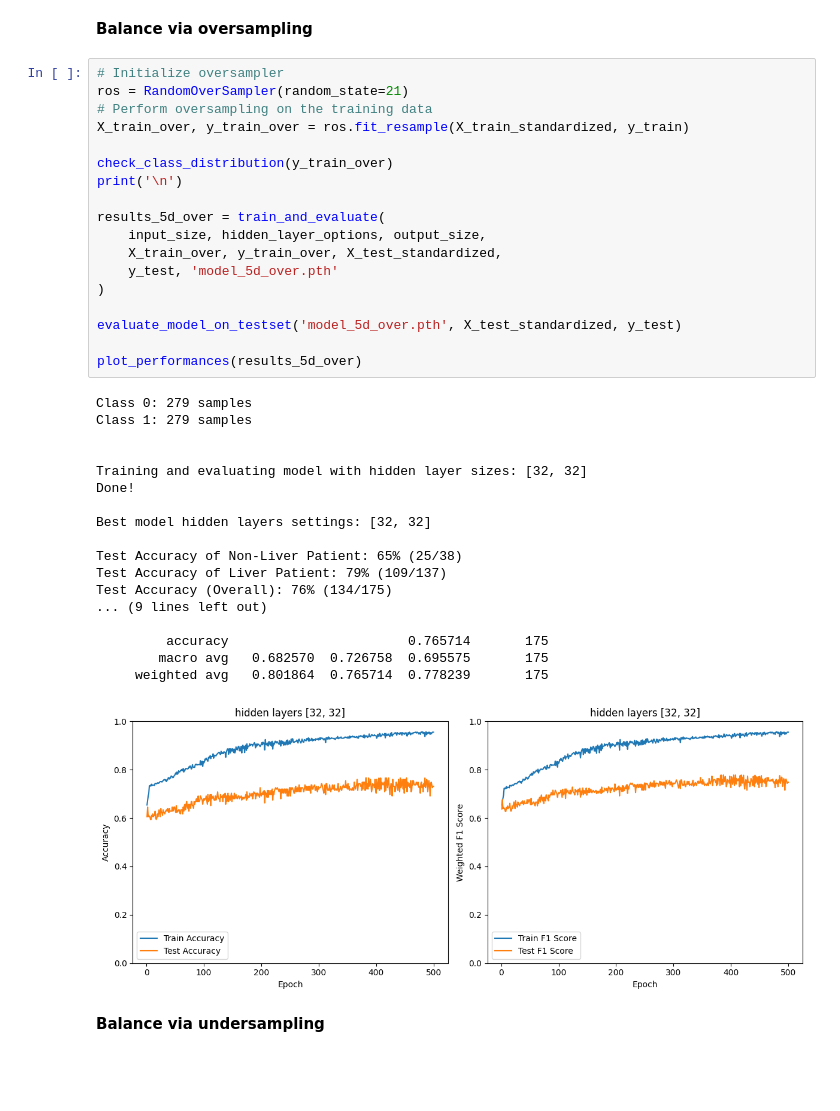
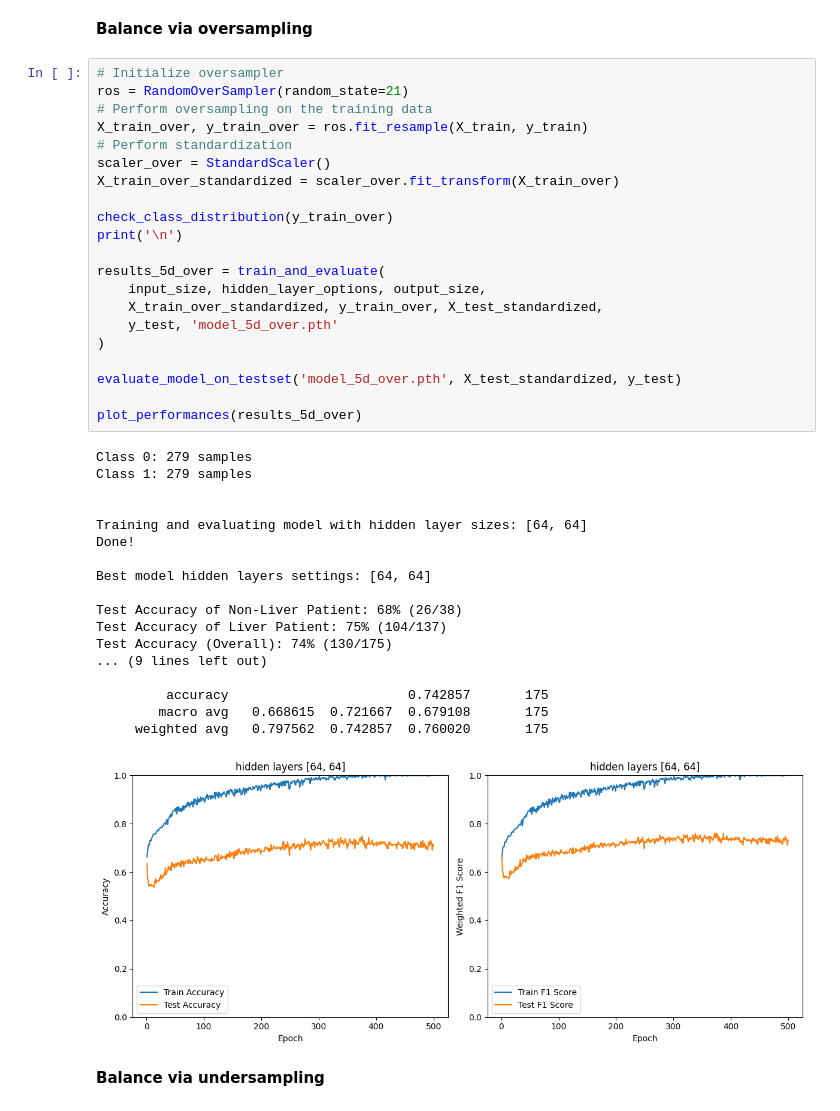
Before and after one commit to sunhuanhuan920/ECE1513, a Jupyter notebook: ECE1513_Assignment_2.ipynb, the cells around one changed output. Cells and saved outputs as stored; diff of their text form; blank space fills up the shorter version.

```diff
--- a/ECE1513_Assignment_2.ipynb
+++ b/ECE1513_Assignment_2.ipynb
@@ -928,40 +929,43 @@ Weighted F1 Score: 0.777733
 # %%
 # Initialize oversampler
 ros = RandomOverSampler(random_state=21)
 # Perform oversampling on the training data
-X_train_over, y_train_over = ros.fit_resample(X_train_standardized, y_train)
+X_train_over, y_train_over = ros.fit_resample(X_train, y_train)
+# Perform standardization
+scaler_over = StandardScaler()
+X_train_over_standardized = scaler_over.fit_transform(X_train_over)
 
 check_class_distribution(y_train_over)
 print('\n')
 
 results_5d_over = train_and_evaluate(
     input_size, hidden_layer_options, output_size,
-    X_train_over, y_train_over, X_test_standardized,
+    X_train_over_standardized, y_train_over, X_test_standardized,
     y_test, 'model_5d_over.pth'
 )
 
 evaluate_model_on_testset('model_5d_over.pth', X_test_standardized, y_test)
 
 plot_performances(results_5d_over)
 # %% [output]
 Class 0: 279 samples
 Class 1: 279 samples
 
 
-Training and evaluating model with hidden layer sizes: [32, 32]
+Training and evaluating model with hidden layer sizes: [64, 64]
 Done!
 
-Best model hidden layers settings: [32, 32]
+Best model hidden layers settings: [64, 64]
 
-Test Accuracy of Non-Liver Patient: 65% (25/38)
-Test Accuracy of Liver Patient: 79% (109/137)
-Test Accuracy (Overall): 76% (134/175)
+Test Accuracy of Non-Liver Patient: 68% (26/38)
+Test Accuracy of Liver Patient: 75% (104/137)
+Test Accuracy (Overall): 74% (130/175)
 ... (9 lines left out)
 
-         accuracy                       0.765714       175
-        macro avg   0.682570  0.726758  0.695575       175
-     weighted avg   0.801864  0.765714  0.778239       175
+         accuracy                       0.742857       175
+        macro avg   0.668615  0.721667  0.679108       175
+     weighted avg   0.797562  0.742857  0.760020       175
-[figure, old version]
+[figure, new version]
 # %% [markdown]
 **Balance via undersampling**
 # %%
```
Also changed, not shown: parts of 13 cells of this notebook.
